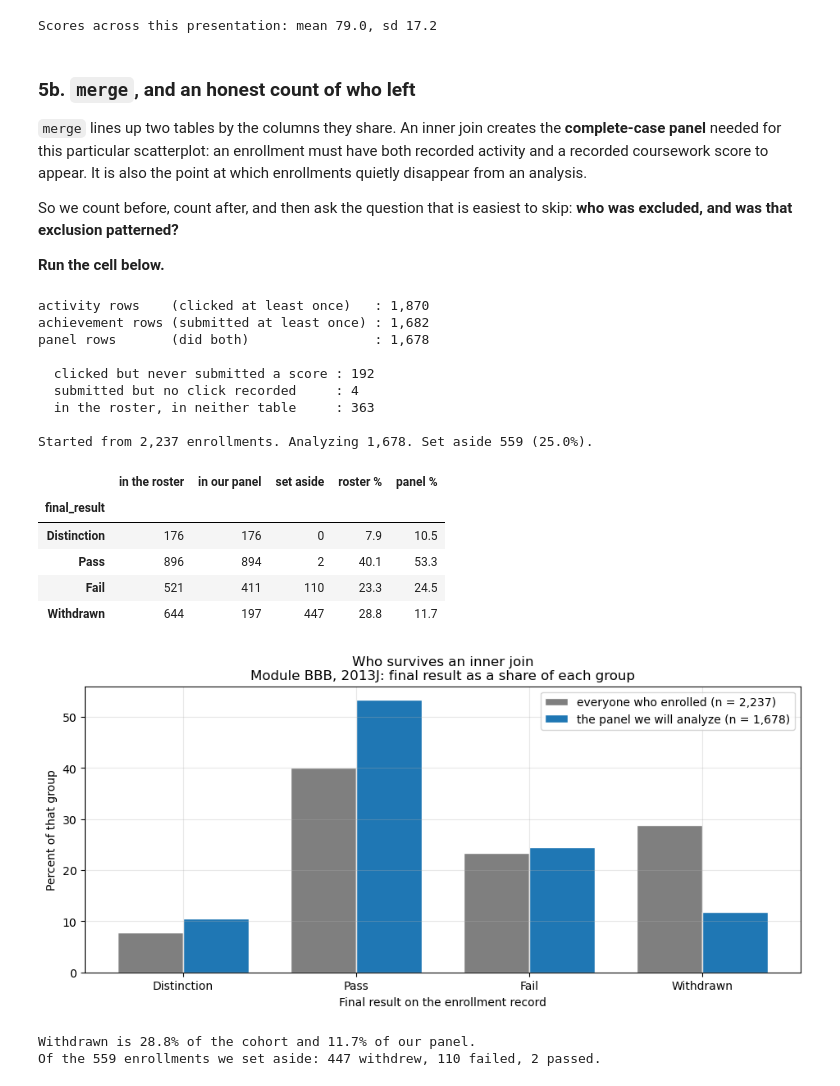
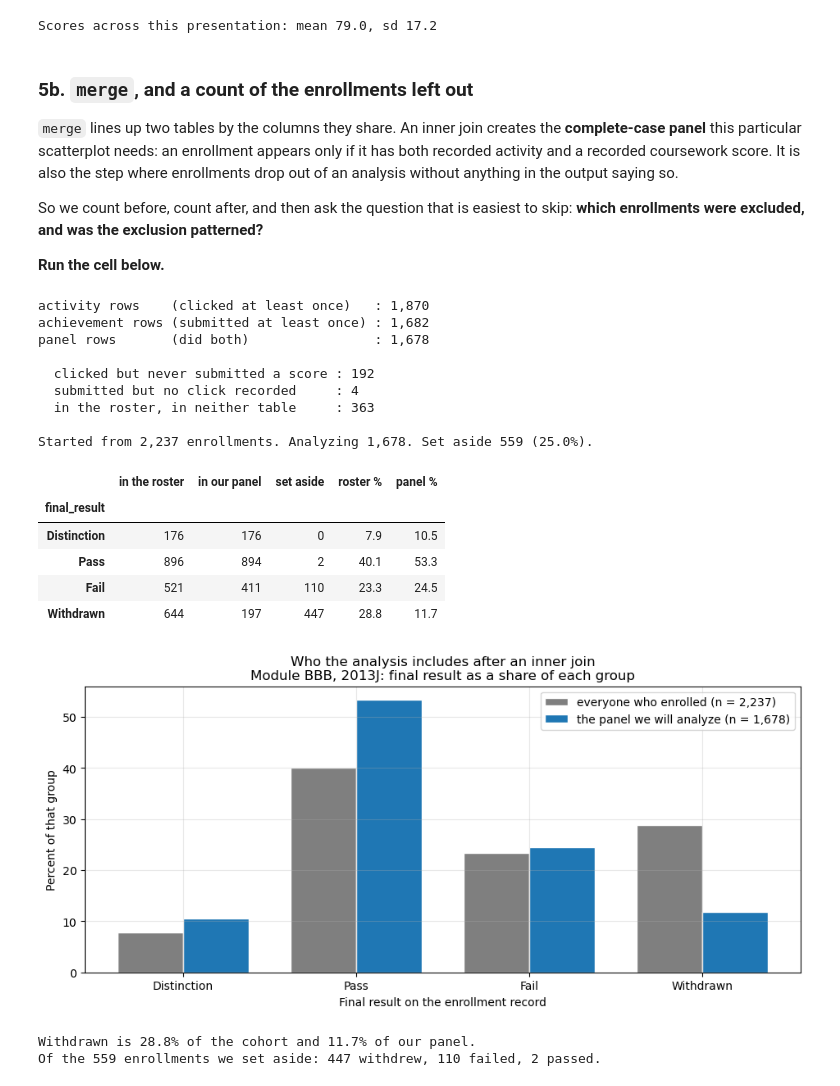
Before and after one commit to HakeoungLee/edis8100-teaching-learning-analytics, a Jupyter notebook: week02-exploring-learning-data/week02_exploring_learning_data.ipynb, the cells around one changed output. Saved outputs shown, nothing was run; the diff lists cells and outputs as text; code cells hidden in the pictures.

```diff
--- a/week02-exploring-learning-data/week02_exploring_learning_data.ipynb
+++ b/week02-exploring-learning-data/week02_exploring_learning_data.ipynb
@@ -157,11 +158,11 @@ except Exception as err:
     print()
     print('The usual cause is no internet connection in this runtime. Check your')
     print('connection, then use Runtime > Restart session and run all. If the repository')
-    print('itself is unreachable, tell Dr. Lee: the link above is the one to send.')
+    print('itself is unreachable, please let Dr. Lee know and send the link above.')
     print()
-    print(f'Technical detail, for the record: {type(err).__name__}: {err}')
+    print(f'Technical detail: {type(err).__name__}: {err}')
     print('=' * 74)
-    raise SystemExit('Download failed. The message above says what to do.') from None
+    raise SystemExit('Download failed. The message above explains what to do.') from None
 
 student_info         = tables['student_info']
 student_vle          = tables['student_vle']
@@ -1005,15 +1019,15 @@ Students with at least one scored submission: 1,682
 | 4 | 31849 | 78.000000 | 11 |
 Scores across this presentation: mean 79.0, sd 17.2
 # %% [markdown]
-### 5b. `merge`, and an honest count of who left
+### 5b. `merge`, and a count of the enrollments left out
 
 `merge` lines up two tables by the columns they share. An inner join creates the **complete-case
-panel** needed for this particular scatterplot: an enrollment must have both recorded activity and
-a recorded coursework score to appear. It is also the point at which enrollments quietly disappear
-from an analysis.
+panel** this particular scatterplot needs: an enrollment appears only if it has both recorded
+activity and a recorded coursework score. It is also the step where enrollments drop out of an
+analysis without anything in the output saying so.
 
-So we count before, count after, and then ask the question that is easiest to skip: **who was
-excluded, and was that exclusion patterned?**
+So we count before, count after, and then ask the question that is easiest to skip: **which
+enrollments were excluded, and was the exclusion patterned?**
 
 **Run the cell below.**
 # %%
@@ -1060,36 +1074,36 @@ ax.bar(x + 0.19, panel_share.values, width=0.38, color='#1f77b4',
        edgecolor='white', label=f'the panel we will analyze (n = {len(panel):,})')
 ax.set_xticks(x)
 ax.set_xticklabels(order)
-ax.set_title('Who survives an inner join\n'
+ax.set_title('Who the analysis includes after an inner join\n'
              f'Module BBB, {PRESENTATION}: final result as a share of each group')
 ax.set_xlabel('Final result on the enrollment record')
 ax.set_ylabel('Percent of that group')
 ax.legend()
 plt.tight_layout()
 plt.show()
 
 print(f"Withdrawn is {roster_share['Withdrawn']:.1f}% of the cohort "
       f"and {panel_share['Withdrawn']:.1f}% of our panel.")
 print(f"Of the {dropped:,} enrollments we set aside: "
       f"{gone_counts['Withdrawn']:,} withdrew, {gone_counts['Fail']:,} failed, "
       f"{gone_counts['Pass'] + gone_counts['Distinction']} passed.")
 # %% [output]
 activity rows    (clicked at least once)   : 1,870
 achievement rows (submitted at least once) : 1,682
 panel rows       (did both)                : 1,678
 
   clicked but never submitted a score : 192
   submitted but no click recorded     : 4
   in the roster, in neither table     : 363
 
 Started from 2,237 enrollments. Analyzing 1,678. Set aside 559 (25.0%).
 |  | in the roster | in our panel | set aside | roster % | panel % |
 | final_result |  |  |  |  |  |
 | Distinction | 176 | 176 | 0 | 7.9 | 10.5 |
 | Pass | 896 | 894 | 2 | 40.1 | 53.3 |
 | Fail | 521 | 411 | 110 | 23.3 | 24.5 |
 | Withdrawn | 644 | 197 | 447 | 28.8 | 11.7 |
-[figure, old version]
+[figure, new version]
 Withdrawn is 28.8% of the cohort and 11.7% of our panel.
 Of the 559 enrollments we set aside: 447 withdrew, 110 failed, 2 passed.
 # %% [markdown]
```
Also changed, not shown: parts of 62 cells of this notebook.
